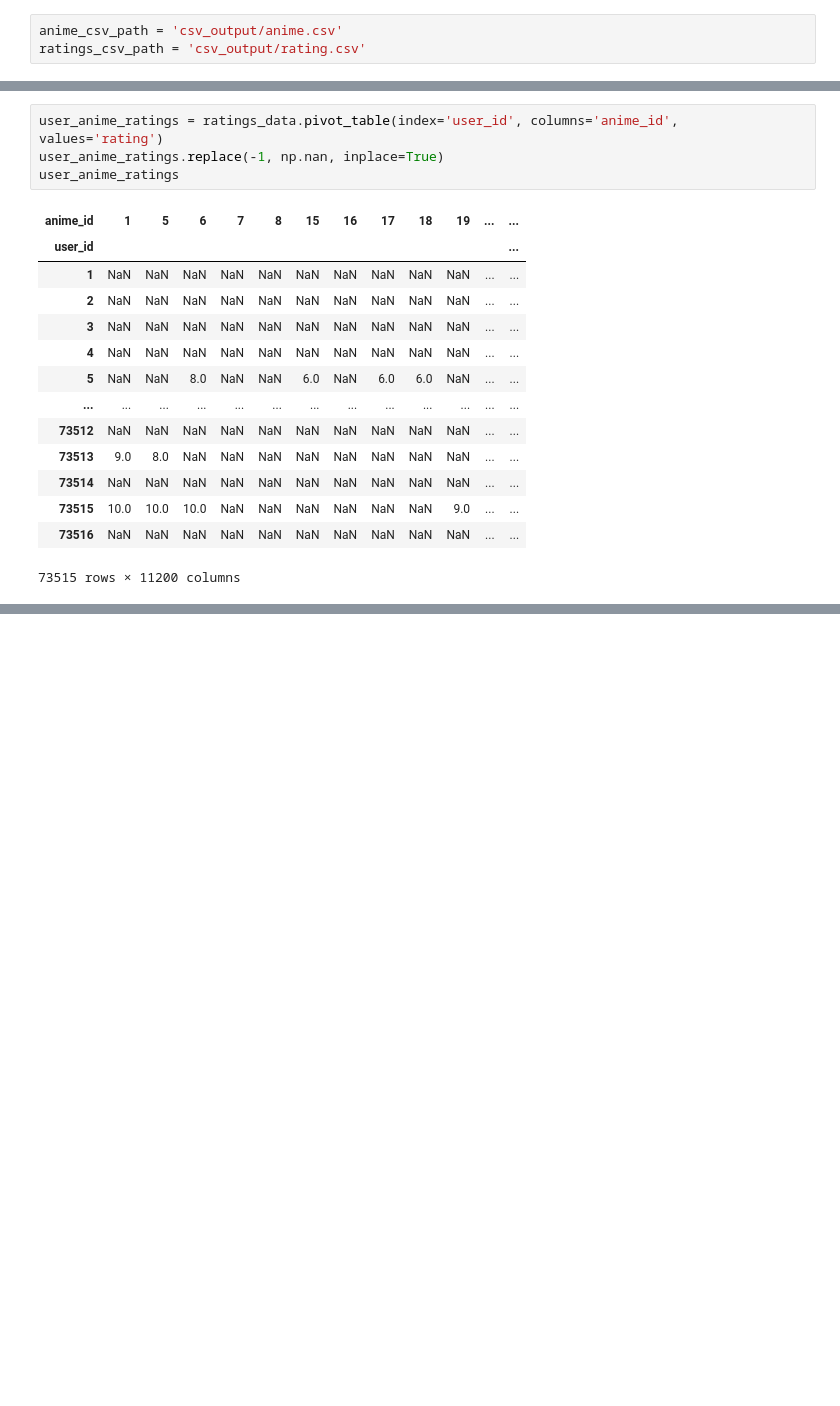
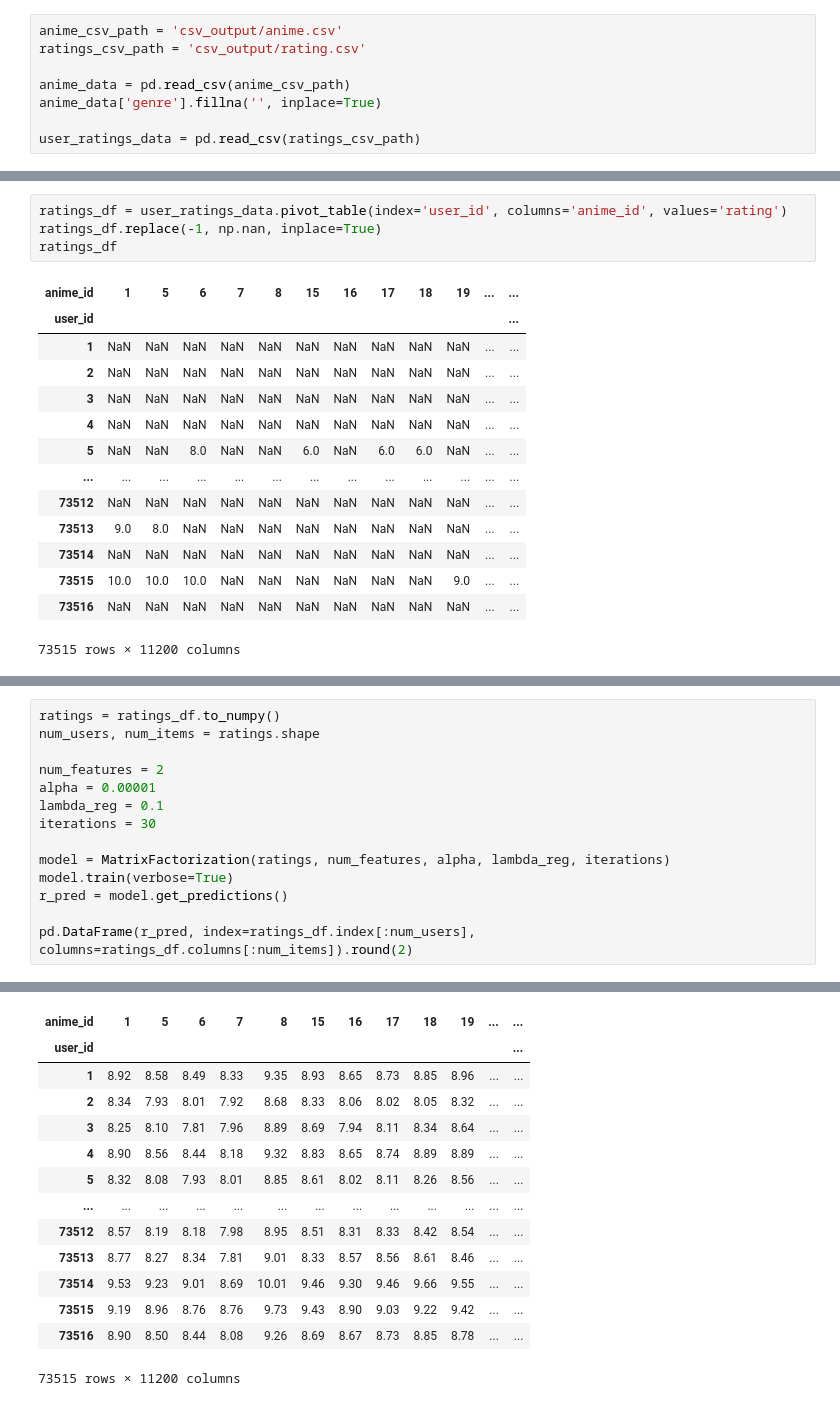
Before and after one commit to allen-siu/TV-Show-Rec-System, a Jupyter notebook: collaborative_filtering.ipynb, the cells around one changed output, grey strips where cells are left out. Drawn from its saved outputs; the diff is of its cells as text; blank space fills up the shorter version.

```diff
--- a/collaborative_filtering.ipynb
+++ b/collaborative_filtering.ipynb
@@ -5,3 +7,8 @@ import matplotlib.pyplot as plt
 # %%
 anime_csv_path = 'csv_output/anime.csv'
 ratings_csv_path = 'csv_output/rating.csv'
+
+anime_data = pd.read_csv(anime_csv_path)
+anime_data['genre'].fillna('', inplace=True)
+
+user_ratings_data = pd.read_csv(ratings_csv_path)
@@ -13,7 +15,7 @@ ratings_data = pd.read_csv(ratings_csv_path)
 # %%
-user_anime_ratings = ratings_data.pivot_table(index='user_id', columns='anime_id', values='rating')
-user_anime_ratings.replace(-1, np.nan, inplace=True)
-user_anime_ratings
+ratings_df = user_ratings_data.pivot_table(index='user_id', columns='anime_id', values='rating')
+ratings_df.replace(-1, np.nan, inplace=True)
+ratings_df
 # %% [output]
 | anime_id | 1 | 5 | 6 | 7 | 8 | 15 | 16 | 17 | 18 | 19 | ... | ... |
 | user_id |  |  |  |  |  |  |  |  |  |  |  | ... |
@@ -169,0 +113,15 @@ print(a - d)
+# %%
+ratings = ratings_df.to_numpy()
+num_users, num_items = ratings.shape
+
+num_features = 2
+alpha = 0.00001
+lambda_reg = 0.1
+iterations = 30
+
+model = MatrixFactorization(ratings, num_features, alpha, lambda_reg, iterations)
+model.train(verbose=True)
+r_pred = model.get_predictions()
+
+pd.DataFrame(r_pred, index=ratings_df.index[:num_users], columns=ratings_df.columns[:num_items]).round(2)
+# %% [output]
@@ -169,0 +145,14 @@ print(a - d)
+| anime_id | 1 | 5 | 6 | 7 | 8 | 15 | 16 | 17 | 18 | 19 | ... | ... |
+| user_id |  |  |  |  |  |  |  |  |  |  |  | ... |
+| 1 | 8.92 | 8.58 | 8.49 | 8.33 | 9.35 | 8.93 | 8.65 | 8.73 | 8.85 | 8.96 | ... | ... |
+| 2 | 8.34 | 7.93 | 8.01 | 7.92 | 8.68 | 8.33 | 8.06 | 8.02 | 8.05 | 8.32 | ... | ... |
+| 3 | 8.25 | 8.10 | 7.81 | 7.96 | 8.89 | 8.69 | 7.94 | 8.11 | 8.34 | 8.64 | ... | ... |
+| 4 | 8.90 | 8.56 | 8.44 | 8.18 | 9.32 | 8.83 | 8.65 | 8.74 | 8.89 | 8.89 | ... | ... |
+| 5 | 8.32 | 8.08 | 7.93 | 8.01 | 8.85 | 8.61 | 8.02 | 8.11 | 8.26 | 8.56 | ... | ... |
+| ... | ... | ... | ... | ... | ... | ... | ... | ... | ... | ... | ... | ... |
+| 73512 | 8.57 | 8.19 | 8.18 | 7.98 | 8.95 | 8.51 | 8.31 | 8.33 | 8.42 | 8.54 | ... | ... |
+| 73513 | 8.77 | 8.27 | 8.34 | 7.81 | 9.01 | 8.33 | 8.57 | 8.56 | 8.61 | 8.46 | ... | ... |
+| 73514 | 9.53 | 9.23 | 9.01 | 8.69 | 10.01 | 9.46 | 9.30 | 9.46 | 9.66 | 9.55 | ... | ... |
+| 73515 | 9.19 | 8.96 | 8.76 | 8.76 | 9.73 | 9.43 | 8.90 | 9.03 | 9.22 | 9.42 | ... | ... |
+| 73516 | 8.90 | 8.50 | 8.44 | 8.08 | 9.26 | 8.69 | 8.67 | 8.73 | 8.85 | 8.78 | ... | ... |
+73515 rows × 11200 columns
```
Also changed, not shown: parts of 11 cells of this notebook.
